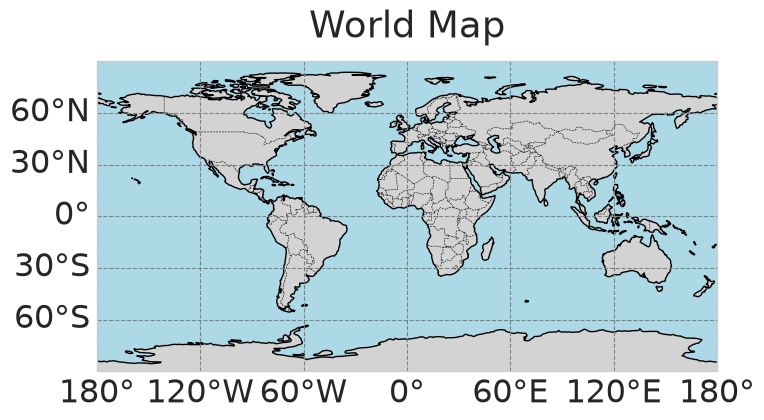
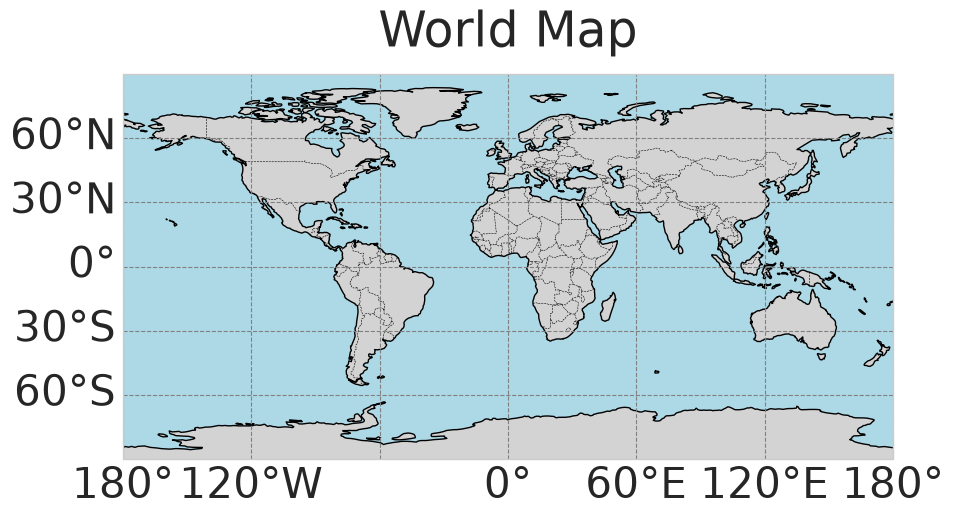
The change to this notebook cell's code, shown as a diff; its figure went from the first image to the second:
--- before
+++ after
@@ -2,8 +2,8 @@
 import cartopy.feature as cfeature
 
-scientifig.use_style("paper", width=0.7)
+scientifig.use_style("paper", width=1.0)
 
 fig, ax = scientifig.create_figure(
-    figsize=(8, 5), subplot_kw={"projection": ccrs.PlateCarree()}
+    figsize=(15, 5), subplot_kw={"projection": ccrs.PlateCarree()}
 )
 

Commit: add demo, some renaming